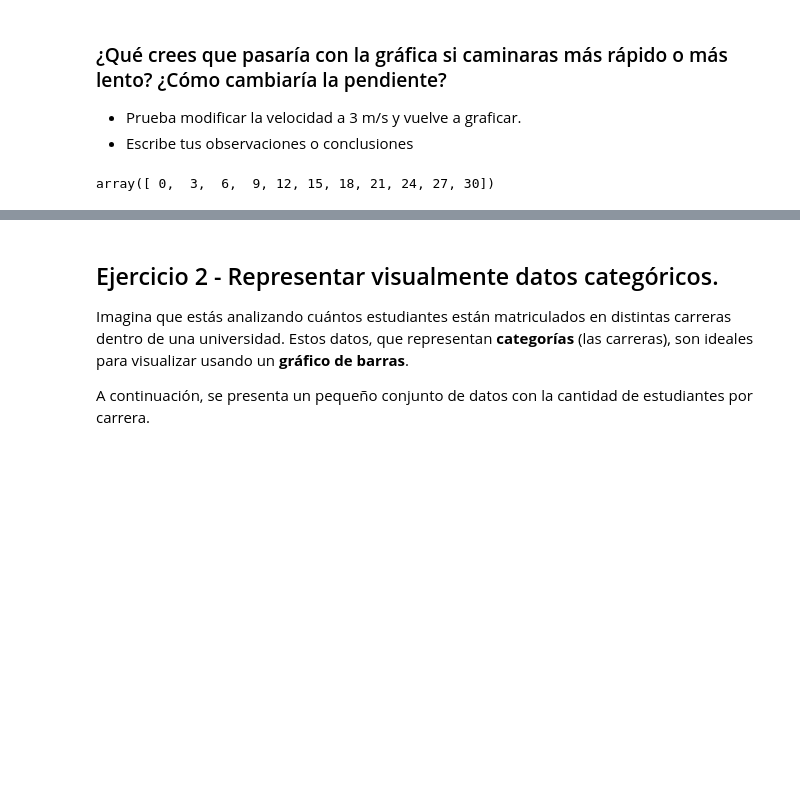
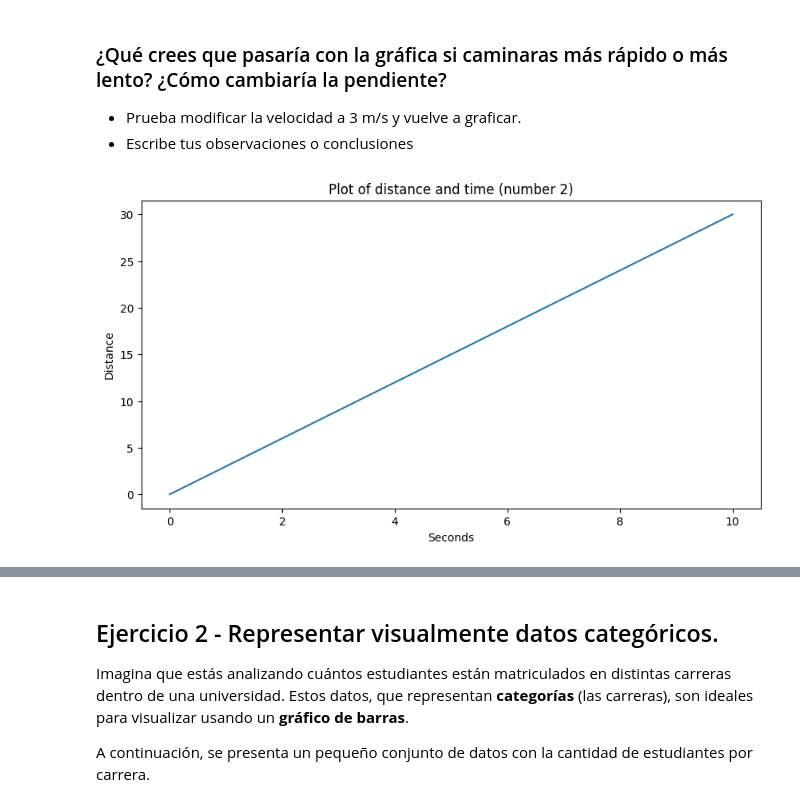
Before and after one commit to 4GeeksAcademy/inetke-proyecto-visualizacion, a Jupyter notebook: notebook/03-project-visualization.ipynb, the cells around one changed output, grey strips where cells are left out. Cells and saved outputs as stored; diff of their text form; code cells hidden in the pictures; blank space fills up the shorter version.

```diff
--- a/notebook/03-project-visualization.ipynb
+++ b/notebook/03-project-visualization.ipynb
@@ -40,8 +52,17 @@ distance
 - Prueba modificar la velocidad a 3 m/s y vuelve a graficar.
 - Escribe tus observaciones o conclusiones
 # %%
-velocity = 3
-distance = velocity * seconds
+speed = 3
+distance = seconds * speed
 distance
+
+plt.figure(figsize = (10, 5))
+
+plt.plot(seconds, distance)
+plt.xlabel('Seconds')
+plt.ylabel('Distance')
+
+plt.title('Plot of distance and time (number 2)')
+plt.show()
 # %% [output]
-array([ 0,  3,  6,  9, 12, 15, 18, 21, 24, 27, 30])
+[figure, added]
```
Also changed, not shown: parts of 10 cells of this notebook.
